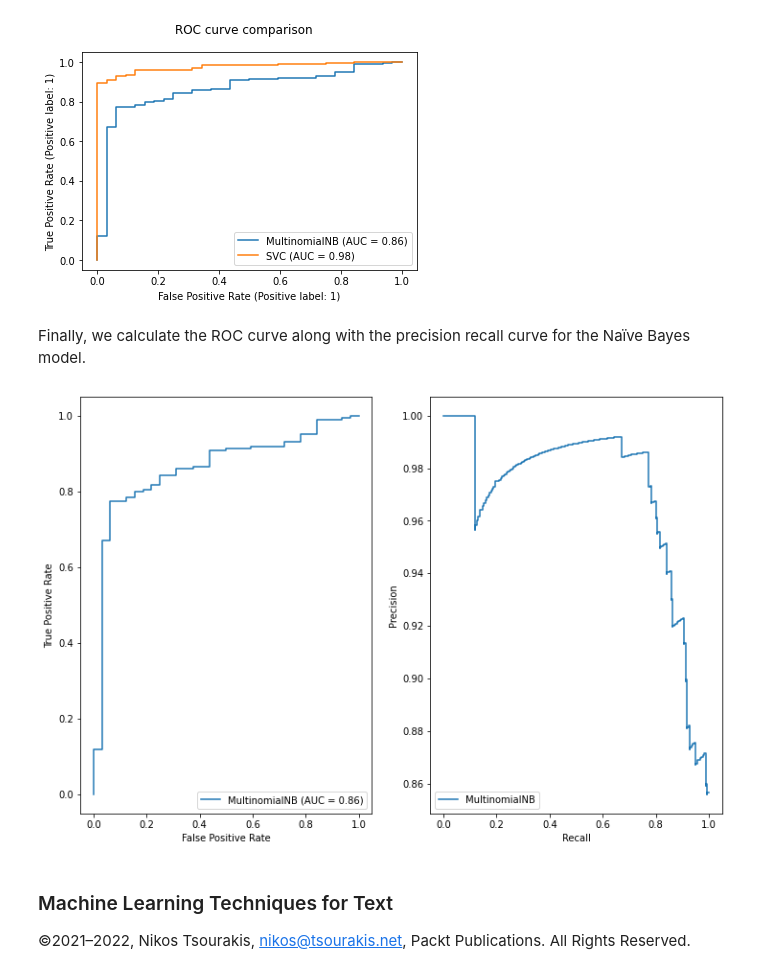
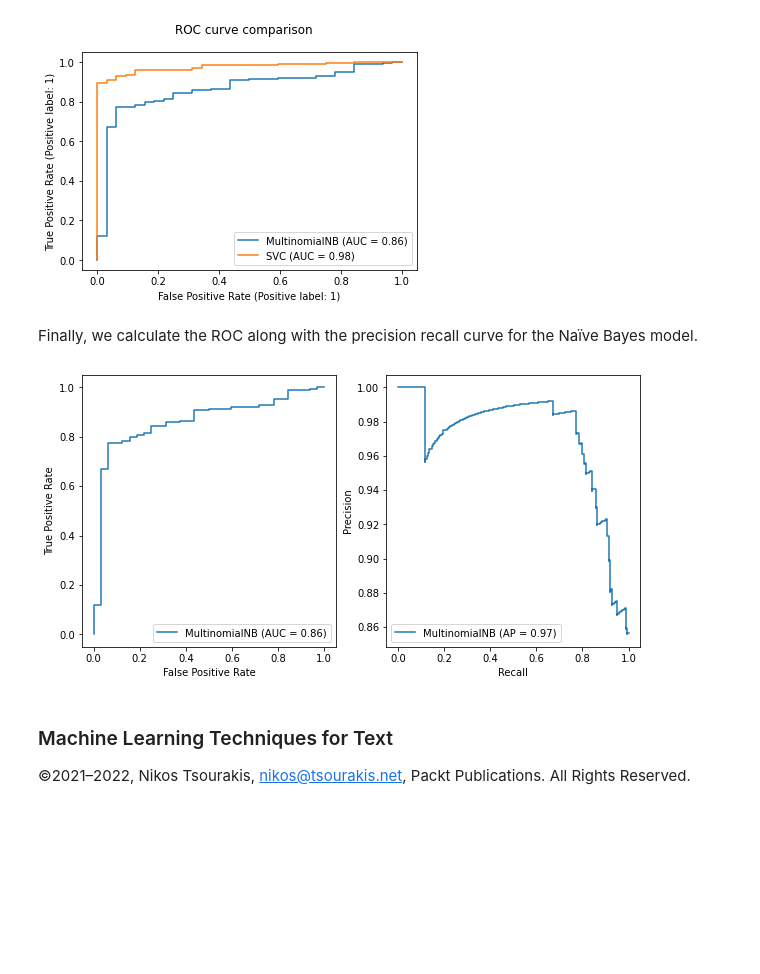
Before and after one commit to PacktPublishing/Machine-Learning-Techniques-for-Text, a Jupyter notebook: ch2/spam-detection.ipynb, the cells around one changed output. Saved outputs shown, nothing was run; the diff lists cells and outputs as text; code cells hidden in the pictures; blank space fills up the shorter version.

```diff
--- a/ch2/spam-detection.ipynb
+++ b/ch2/spam-detection.ipynb
@@ -620,32 +619,33 @@ plt.show()
 # %% [output]
 [figure]
 # %% [markdown]
-Finally, we calculate the ROC curve along with the precision recall curve for the Naïve Bayes model.
+Finally, we calculate the ROC along with the precision recall curve for the Naïve Bayes model.
 # %%
 # Obtain the scores for each prediction.
 probs = nb_classifier.predict_proba(test_data_features.toarray())
 test_score = probs[:, 1]
 
 # Compute the Receiver Operating Characteristic.
 fpr, tpr, thresholds = metrics.roc_curve(test_class, test_score)
 
 # Compute Area Under the Curve.
 roc_auc = metrics.auc(fpr, tpr)
 
 # Create the ROC curve.
 rc_display = metrics.RocCurveDisplay(fpr=fpr, tpr=tpr, roc_auc=roc_auc, estimator_name='MultinomialNB')
 
 # Create the precision recall curves.
 precision, recall, thresholds = metrics.precision_recall_curve(test_class, test_score)
-pr_display = metrics.PrecisionRecallDisplay(precision=precision, recall=recall, estimator_name='MultinomialNB')
+ap = metrics.average_precision_score(test_class, test_score)
+pr_display = metrics.PrecisionRecallDisplay(precision=precision, recall=recall, average_precision=ap, estimator_name='MultinomialNB')
 
 # Plot the curves.
-fig, (ax1, ax2) = plt.subplots(1, 2, figsize=(12, 8))
+fig, (ax1, ax2) = plt.subplots(1, 2, figsize=(10, 5))
 rc_display.plot(ax=ax1)
 pr_display.plot(ax=ax2)
 plt.show()
 # %% [output]
-[figure, old version]
+[figure, new version]
 # %% [markdown]
 ### Machine Learning Techniques for Text
 &copy;2021&ndash;2022, Nikos Tsourakis, <nikos@tsourakis.net>, Packt Publications. All Rights Reserved.
```
Also changed, not shown: parts of 3 cells of this notebook.
